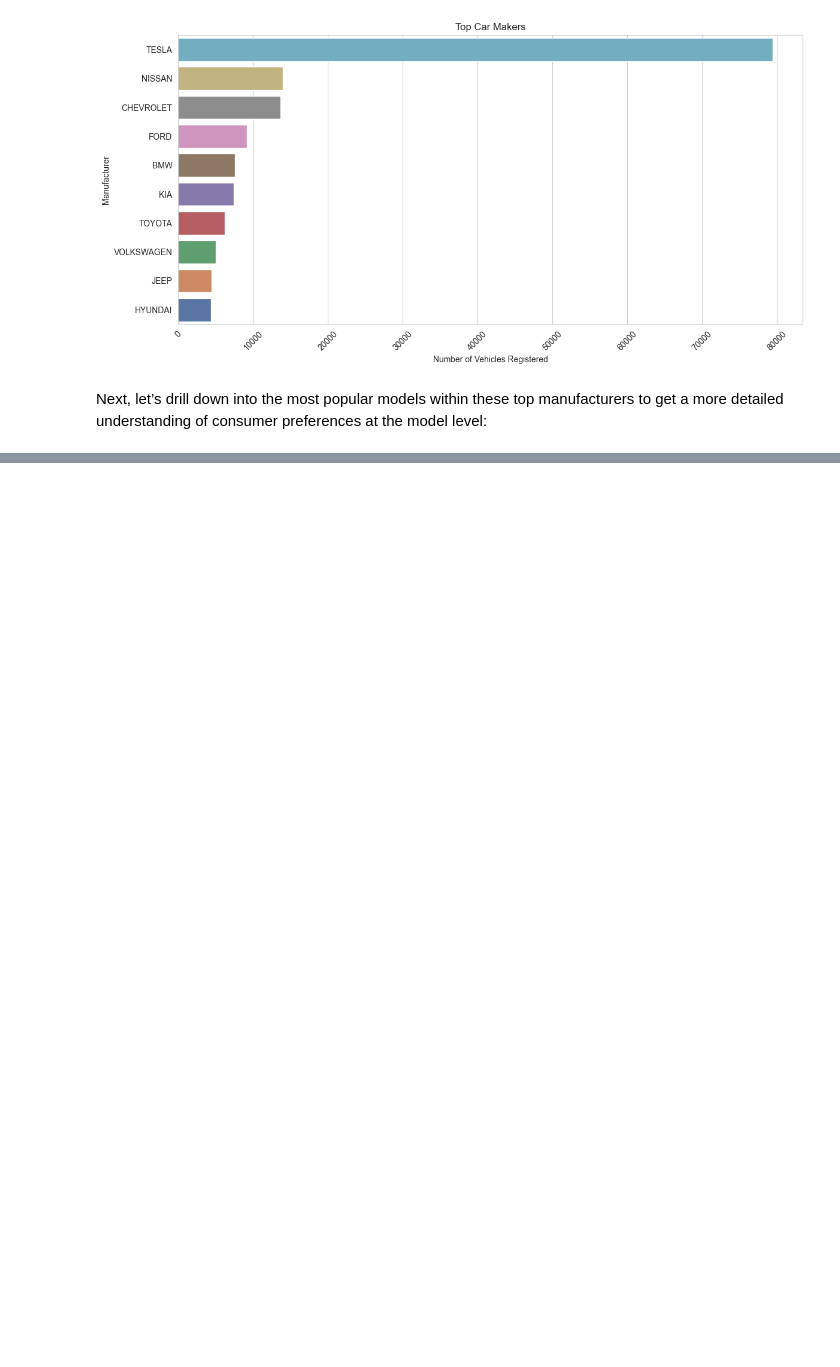
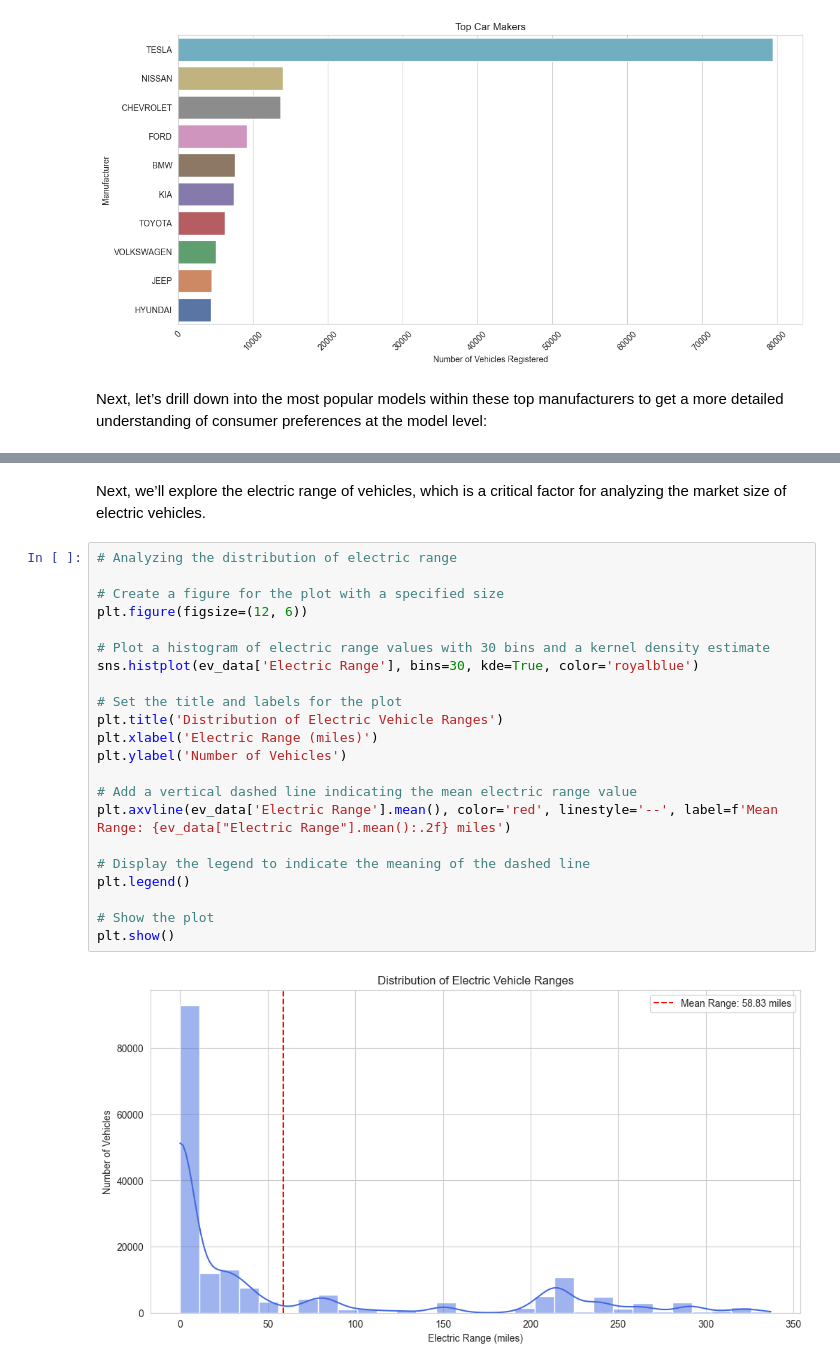
Before and after one commit to errosal/Electric-Vehicles-Market-Size-Analysis, a Jupyter notebook: EV-Market.ipynb, the cells around one changed output, grey strips where cells are left out. Drawn from its saved outputs; the diff is of its cells as text; blank space fills up the shorter version.

```diff
--- a/EV-Market.ipynb
+++ b/EV-Market.ipynb
@@ -277,3 +271,29 @@ sns.barplot(x='Number of Vehicles', y='Model', hue='Make', data=top_models_10, p
 # %% [output]
 <Axes: xlabel='Number of Vehicles', ylabel='Model'>
 [figure]
+# %% [markdown]
+Next, we’ll explore the electric range of vehicles, which is a critical factor for analyzing the market size of electric vehicles.
+# %%
+# Analyzing the distribution of electric range
+
+# Create a figure for the plot with a specified size
+plt.figure(figsize=(12, 6))
+
+# Plot a histogram of electric range values with 30 bins and a kernel density estimate
+sns.histplot(ev_data['Electric Range'], bins=30, kde=True, color='royalblue')
+
+# Set the title and labels for the plot
+plt.title('Distribution of Electric Vehicle Ranges')
+plt.xlabel('Electric Range (miles)')
+plt.ylabel('Number of Vehicles')
+
+# Add a vertical dashed line indicating the mean electric range value
+plt.axvline(ev_data['Electric Range'].mean(), color='red', linestyle='--', label=f'Mean Range: {ev_data["Electric Range"].mean():.2f} miles')
+
+# Display the legend to indicate the meaning of the dashed line
+plt.legend()
+
+# Show the plot
+plt.show()
+# %% [output]
+[figure, added]
```
Also changed, not shown: parts of 33 cells of this notebook.
